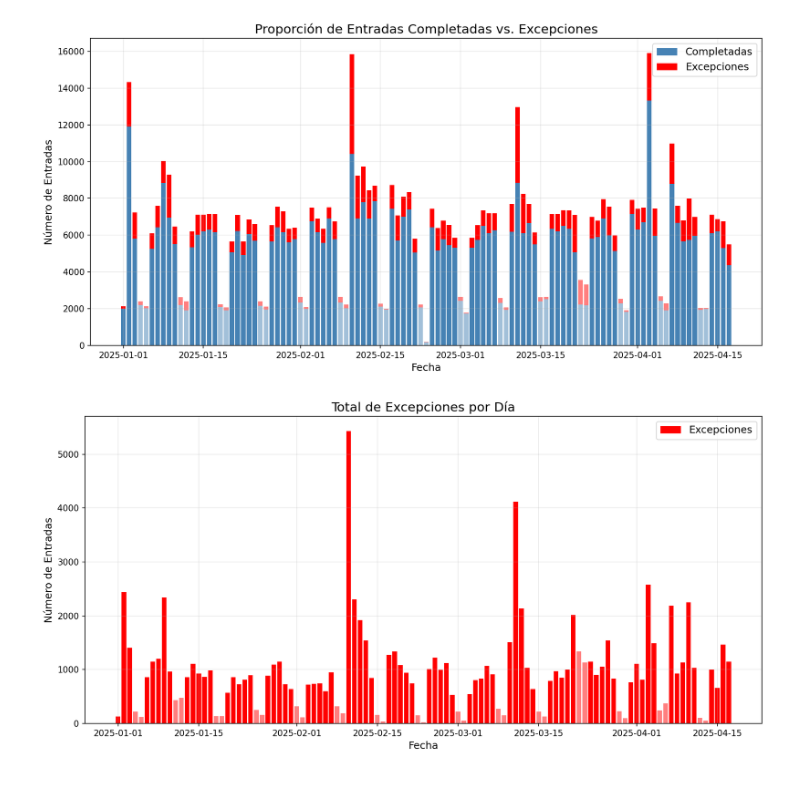
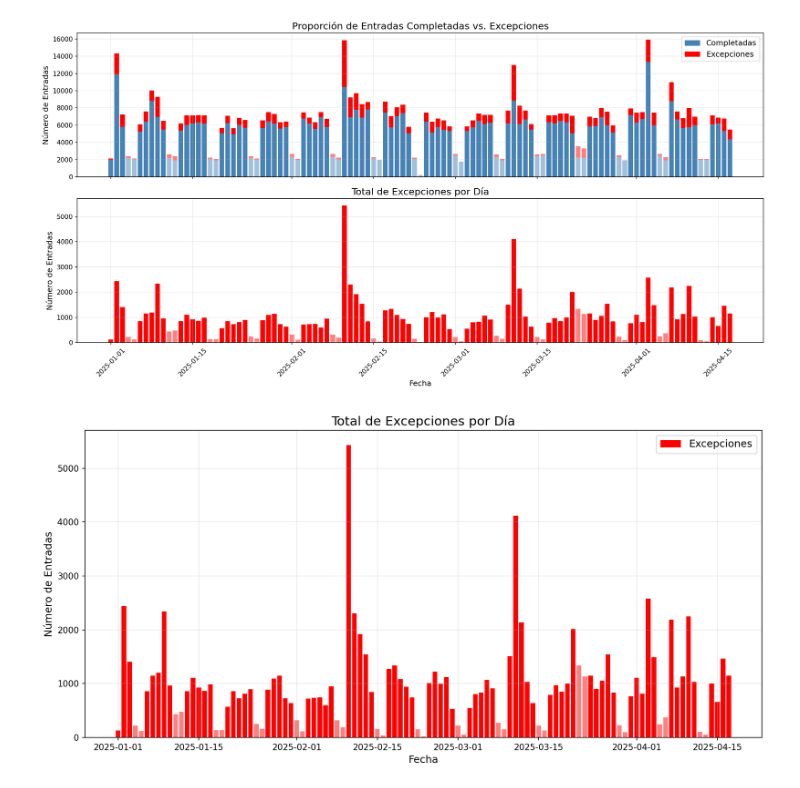
Before and after one commit to stgov/proyecto_de_grado-prediccion_de_fallas, a Jupyter notebook: notebooks/ETS.ipynb, the cells around one changed output. Cells and saved outputs as stored; diff of their text form; code cells hidden in the pictures.

```diff
--- a/notebooks/ETS.ipynb
+++ b/notebooks/ETS.ipynb
@@ -30,30 +31,47 @@ daily_summary = pd.read_parquet('../clean_data/avg_global.parquet')
 # %%
 daily_summary['Completed'] = daily_summary['entries'] * (1 - daily_summary['tasa_excepcion'])
 daily_summary['Exception'] = daily_summary['entries'] * daily_summary['tasa_excepcion']
 
 is_weekend = daily_summary.index.astype('datetime64[ns]').dayofweek >= 5
 
-fig, ax = plt.subplots(figsize=FIG_SIZE)
+fig, axes = plt.subplots(2, 1, figsize=(16, 9), sharex=True, sharey=False)
+# fig.suptitle('Análisis de Excepciones por Día', fontsize=TITLE_FONT_SIZE + 2)
 
+# Gráfico 1: Proporción de Entradas Completadas vs. Excepciones
+ax1 = axes[0]
 # Días de semana
-ax.bar(daily_summary.index[~is_weekend], daily_summary['Completed'][~is_weekend], label='Completadas', color='steelblue')
-ax.bar(daily_summary.index[~is_weekend], daily_summary['Exception'][~is_weekend], bottom=daily_summary['Completed'][~is_weekend], label='Excepciones', color='red')
+ax1.bar(daily_summary.index[~is_weekend], daily_summary['Completed'][~is_weekend], label='Completadas', color='steelblue')
+ax1.bar(daily_summary.index[~is_weekend], daily_summary['Exception'][~is_weekend], bottom=daily_summary['Completed'][~is_weekend], label='Excepciones', color='red')
+# Fines de semana
+ax1.bar(daily_summary.index[is_weekend], daily_summary['Completed'][is_weekend], color='steelblue', alpha=0.5)
+ax1.bar(daily_summary.index[is_weekend], daily_summary['Exception'][is_weekend], bottom=daily_summary['Completed'][is_weekend], color='red', alpha=0.5)
 
+ax1.set_title('Proporción de Entradas Completadas vs. Excepciones', fontsize=TITLE_FONT_SIZE)
+# ax1.set_xlabel('Fecha', fontsize=FONT_SIZE)
+ax1.set_ylabel('Número de Entradas', fontsize=FONT_SIZE)
+ax1.legend(fontsize=FONT_SIZE)
+ax1.grid(True, alpha=0.3)
+ax1.tick_params(axis='x', rotation=45)
+
+# Gráfico 2: Total de Excepciones por Día
+ax2 = axes[1]
+# Días de semana
+ax2.bar(daily_summary.index[~is_weekend], daily_summary['Exception'][~is_weekend], label='Excepciones', color='red')
 # Fines de semana
-ax.bar(daily_summary.index[is_weekend], daily_summary['Completed'][is_weekend], color='steelblue', alpha=0.5)
-ax.bar(daily_summary.index[is_weekend], daily_summary['Exception'][is_weekend], bottom=daily_summary['Completed'][is_weekend], color='red', alpha=0.5)
+ax2.bar(daily_summary.index[is_weekend], daily_summary['Exception'][is_weekend], color='red', alpha=0.5)
 
-ax.set_title('Proporción de Entradas Completadas vs. Excepciones', fontsize=TITLE_FONT_SIZE)
-ax.set_xlabel('Fecha', fontsize=FONT_SIZE)
-ax.set_ylabel('Número de Entradas', fontsize=FONT_SIZE)
-ax.legend(fontsize=FONT_SIZE)
-ax.grid(True, alpha=0.3)
+ax2.set_title('Total de Excepciones por Día', fontsize=TITLE_FONT_SIZE)
+ax2.set_xlabel('Fecha', fontsize=FONT_SIZE)
+ax2.set_ylabel('Número de Entradas', fontsize=FONT_SIZE)
+# ax2.legend(fontsize=FONT_SIZE)
+ax2.grid(True, alpha=0.3)
+ax2.tick_params(axis='x', rotation=45)
 
-plt.tight_layout()
-plt.savefig('../images/proporcion_entradas_completadas_vs_excepciones.png', dpi=DPI)
+plt.tight_layout(rect=[0, 0.03, 1, 0.95])
+plt.savefig('../images/comparacion_excepciones_dia.png', dpi=DPI)
 plt.show()
 # %% [output]
-[figure, old version]
+[figure, new version]
 # %%
 fig, ax = plt.subplots(figsize=FIG_SIZE)
 
```
Also changed, not shown: parts of 9 cells of this notebook, 10 other files.
